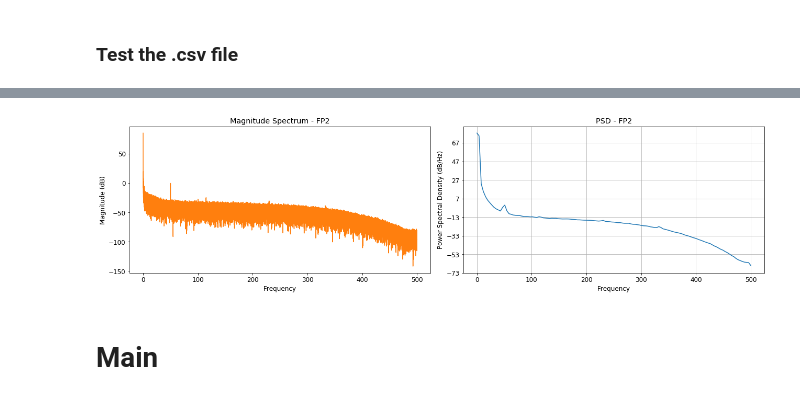
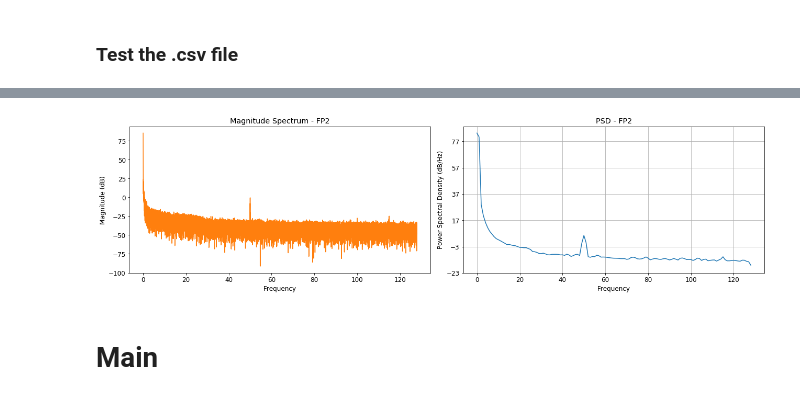
Before and after one commit to mudo121/thesis_eeg, a Jupyter notebook: test_online_eeg_data.ipynb, the cells around one changed output, grey strips where cells are left out. Saved outputs shown, nothing was run; the diff lists cells and outputs as text; code cells hidden in the pictures.

Commit message:
updated notebook for working with eeg online data

```diff
--- a/test_online_eeg_data.ipynb
+++ b/test_online_eeg_data.ipynb
@@ -64,10 +99,8 @@ mneRaw.info
 # %% [markdown]
 ### Test the .csv file
 # %%
-df = pd.read_csv("D:/Masterthesis/EEG_Data/eeg_data_online/1/Normal_state.csv")
-
+df = pd.read_csv("D:/Masterthesis/EEG_Data/eeg_data_online/1/Normal_state_256hz.csv")
 #del df['Unnamed: 0']
 #del df['time']
-
 df.head()
 # %% [output]
@@ -81,7 +114,7 @@ df.head()
 # %%
-plot_magnitudeFreq_and_PSD(df.HEOL, samplingRate=1000, signalName="FP2")
+plot_magnitudeFreq_and_PSD(df.HEOL, samplingRate=256, signalName="FP2")
 # %% [output]
-[figure, old version]
+[figure, new version]
 # %% [markdown]
 # Main
 # %%
```
Also changed, not shown: parts of 16 cells of this notebook, 12 other files.
